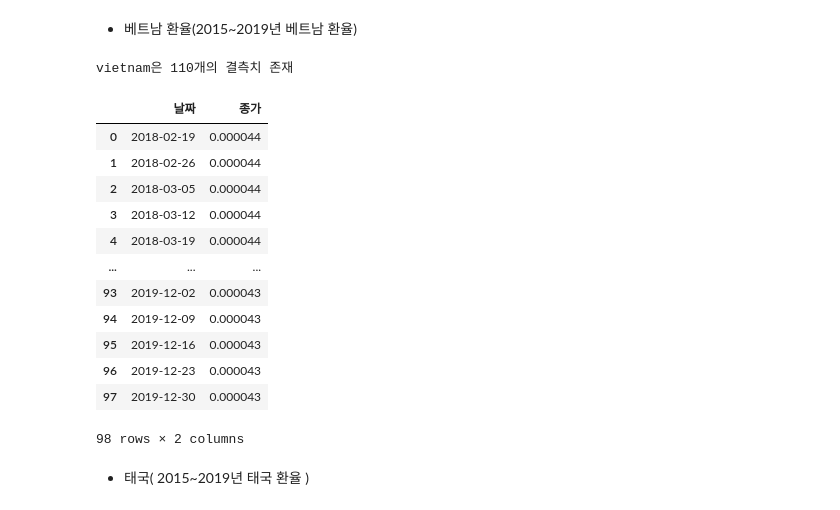
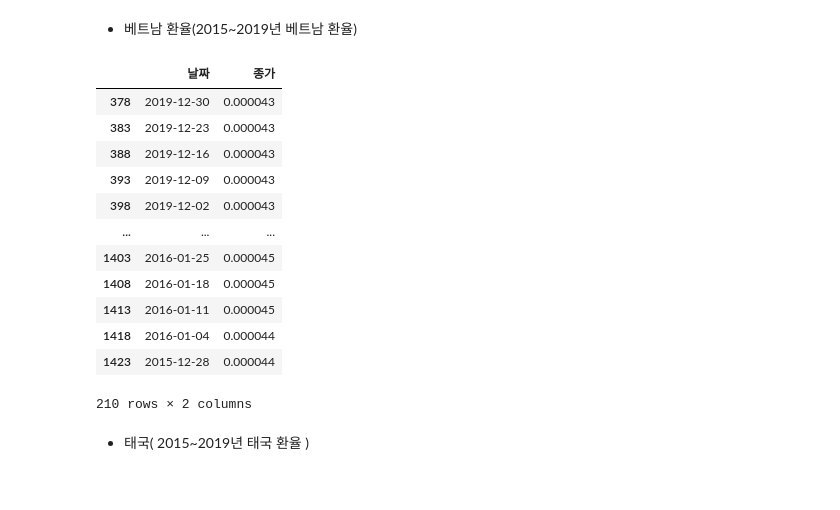
Before and after one commit to Yeony54/Project_Seafood_Import_Price_Prediction, a Jupyter notebook: 1. 제공데이터 EDA.ipynb, the cells around one changed output. Cells and saved outputs as stored; diff of their text form; code cells hidden in the pictures.

```diff
--- a/1. 제공데이터 EDA.ipynb
+++ b/1. 제공데이터 EDA.ipynb
@@ -1752,25 +1756,24 @@ def exchange_money(nation = None, df = df_train, name=None):
 # %% [markdown]
 - 베트남 환율(2015~2019년 베트남 환율)
 # %%
-vietnam = pd.read_csv('/content/drive/MyDrive/빅콘/Seafood_Import_Price_Prediction/DATA_기타/환율/exchange_vit_7.csv', encoding='UTF-8')
-vietnam = exchange_money(nation = vietnam, name ='vietnam')
+vietnam = pd.read_csv('/content/drive/MyDrive/빅콘/Seafood_Import_Price_Prediction/DATA/raw_exchange_vietnam.csv',usecols=['날짜','종가'])
+vietnam = exchange_money(nation = vietnam,name ='vietnam')
 
 vietnam
 # %% [output]
+|  | 날짜 | 종가 |
+| 378 | 2019-12-30 | 0.000043 |
+| 383 | 2019-12-23 | 0.000043 |
+| 388 | 2019-12-16 | 0.000043 |
+| 393 | 2019-12-09 | 0.000043 |
+| 398 | 2019-12-02 | 0.000043 |
+| ... | ... | ... |
+| 1403 | 2016-01-25 | 0.000045 |
+| 1408 | 2016-01-18 | 0.000045 |
+| 1413 | 2016-01-11 | 0.000045 |
+| 1418 | 2016-01-04 | 0.000044 |
+| 1423 | 2015-12-28 | 0.000044 |
-vietnam은 110개의 결측치 존재
+210 rows × 2 columns
-|  | 날짜 | 종가 |
-| 0 | 2018-02-19 | 0.000044 |
-| 1 | 2018-02-26 | 0.000044 |
-| 2 | 2018-03-05 | 0.000044 |
-| 3 | 2018-03-12 | 0.000044 |
-| 4 | 2018-03-19 | 0.000044 |
-| ... | ... | ... |
-| 93 | 2019-12-02 | 0.000043 |
-| 94 | 2019-12-09 | 0.000043 |
-| 95 | 2019-12-16 | 0.000043 |
-| 96 | 2019-12-23 | 0.000043 |
-| 97 | 2019-12-30 | 0.000043 |
-98 rows × 2 columns
 # %% [markdown]
 - 태국( 2015~2019년 태국 환율 )
 # %%
```
Also changed, not shown: parts of 16 cells of this notebook.
